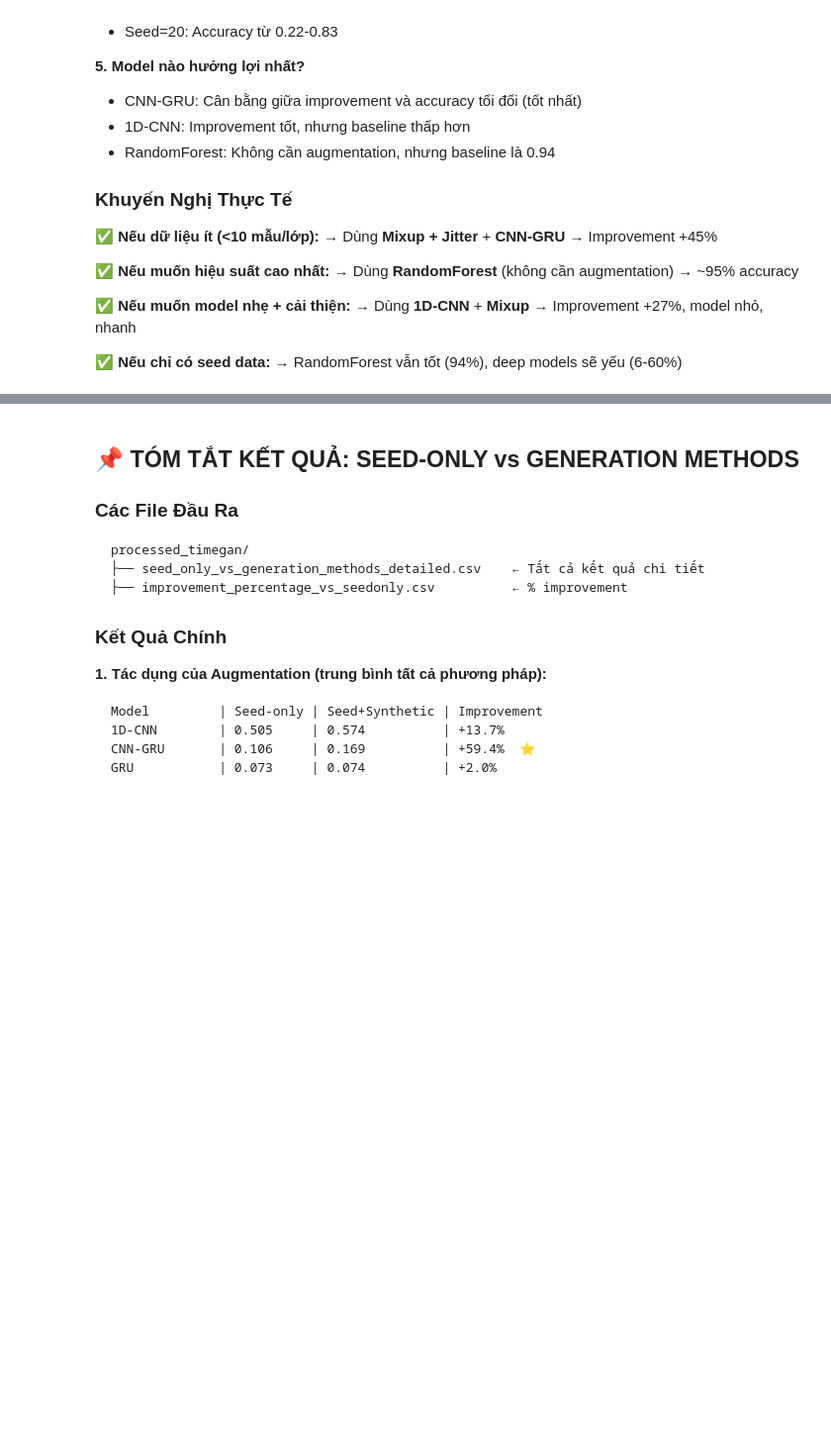
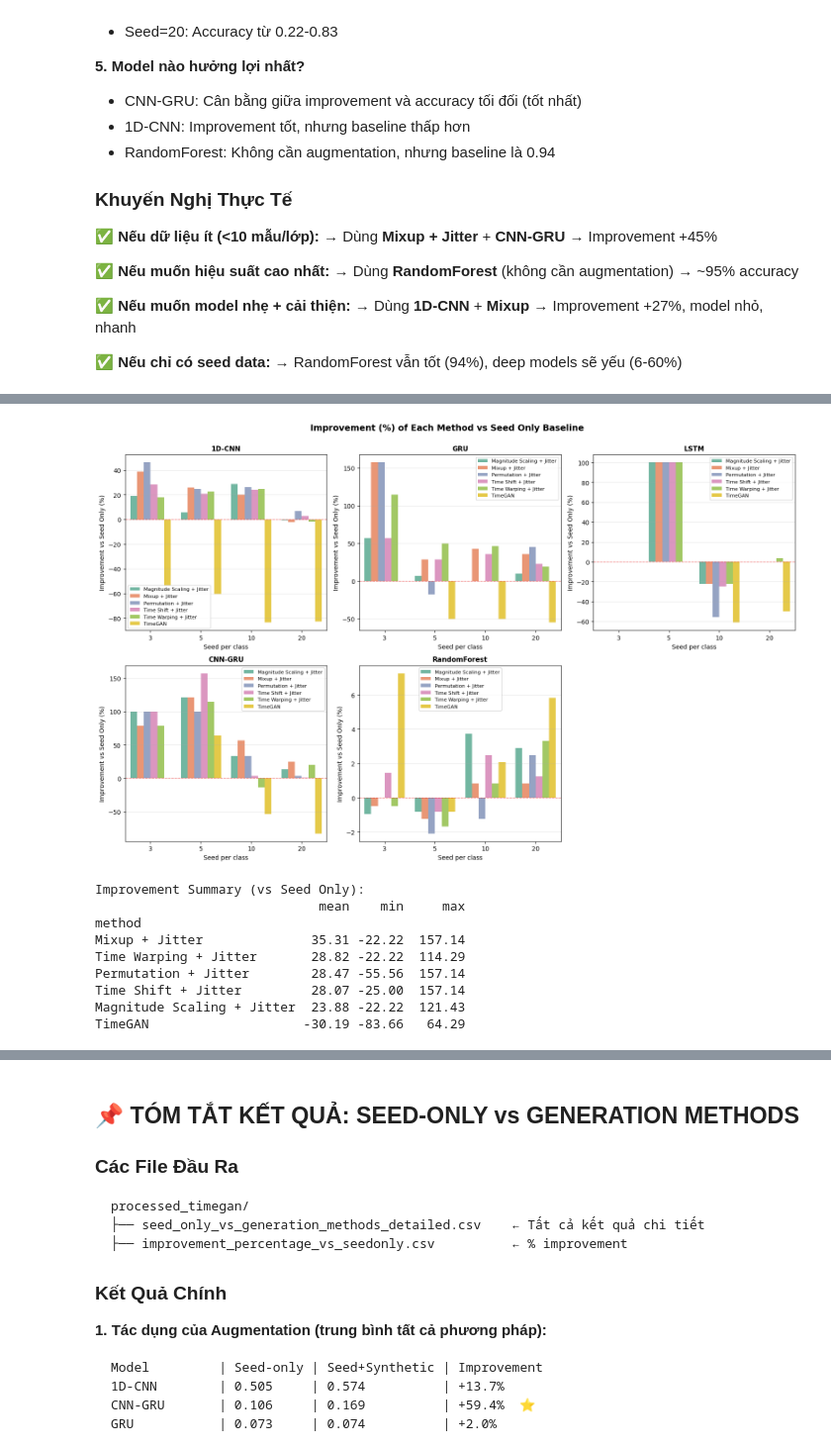
Before and after one commit to MomThu/oil_data_generation, a Jupyter notebook: data_generation_experiment.ipynb, the cells around one changed output, grey strips where cells are left out. Shown at 99% size. Drawn from its saved outputs; the diff is of its cells as text; code cells hidden in the pictures; blank space fills up the shorter version.

```diff
--- a/data_generation_experiment.ipynb
+++ b/data_generation_experiment.ipynb
@@ -1914,0 +2243,77 @@ Seed data size: 57
+# %%
+# Calculate improvement vs Seed Only baseline
+improvement_data = []
+
+for seed_val in df_combined["seed_per_class"].unique():
+    for model_val in df_combined["model"].unique():
+        for method_val in df_combined[df_combined["seed_per_class"] == seed_val]["method_label"].unique():
+
+            # Get accuracy for current method
+            method_acc = df_combined[
+                (df_combined["seed_per_class"] == seed_val) &
+                (df_combined["model"] == model_val) &
+                (df_combined["method_label"] == method_val)
+            ]["accuracy"].values
+
+            # Get accuracy for Seed Only baseline
+            seed_only_acc = df_combined[
+                (df_combined["seed_per_class"] == seed_val) &
+                (df_combined["model"] == model_val) &
+                (df_combined["method_label"] == "Seed Only (No Synthetic)")
+            ]["accuracy"].values
+
+            if len(method_acc) > 0 and len(seed_only_acc) > 0 and seed_only_acc[0] > 0:
+                improvement_pct = ((method_acc[0] - seed_only_acc[0]) / seed_only_acc[0]) * 100
+                improvement_data.append({
+                    "seed_per_class": seed_val,
+                    "model": model_val,
+                    "method": method_val,
+                    "improvement_pct": improvement_pct,
+                    "baseline_acc": seed_only_acc[0]
+                })
+
+df_improvement = pd.DataFrame(improvement_data)
+
+# Exclude Seed Only from improvement plot (its improvement is 0%)
+df_improvement_filtered = df_improvement[df_improvement["method"] != "Seed Only (No Synthetic)"]
+
+# Create subplots for improvement by model
+fig, axes = plt.subplots(2, 3, figsize=(16, 10))
+axes = axes.flatten()
+
+for idx, model in enumerate(df_combined["model"].unique()):
+    df_model_imp = df_improvement_filtered[df_improvement_filtered["model"] == model]
+
+    sns.barplot(data=df_model_imp, x="seed_per_class", y="improvement_pct", hue="method",
+                ax=axes[idx], palette="Set2")
+    axes[idx].set_xlabel("Seed per class", fontsize=10)
+    axes[idx].set_ylabel("Improvement vs Seed Only (%)", fontsize=10)
+    axes[idx].set_title(f"{model}", fontsize=11, fontweight='bold')
+    axes[idx].grid(True, alpha=0.3, axis='y')
+    axes[idx].axhline(y=0, color='red', linestyle='--', linewidth=1, alpha=0.5)
+    axes[idx].legend(fontsize=8, loc='best')
+
+# Hide empty subplots
+for idx in range(len(df_combined["model"].unique()), len(axes)):
+    axes[idx].set_visible(False)
+
+plt.suptitle("Improvement (%) of Each Method vs Seed Only Baseline",
+             fontsize=14, fontweight='bold', y=1.00)
+plt.tight_layout()
+plt.show()
+
+# Print summary statistics
+print("\nImprovement Summary (vs Seed Only):")
+improvement_summary = df_improvement_filtered.groupby("method")["improvement_pct"].agg(['mean', 'min', 'max']).round(2)
+print(improvement_summary.sort_values('mean', ascending=False))
+# %% [output]
+[figure, added]
+Improvement Summary (vs Seed Only):
+                             mean    min     max
+method
+Mixup + Jitter              35.31 -22.22  157.14
+Time Warping + Jitter       28.82 -22.22  114.29
+Permutation + Jitter        28.47 -55.56  157.14
+Time Shift + Jitter         28.07 -25.00  157.14
+Magnitude Scaling + Jitter  23.88 -22.22  121.43
+TimeGAN                    -30.19 -83.66   64.29
```
Also changed, not shown: parts of 6 cells of this notebook.
